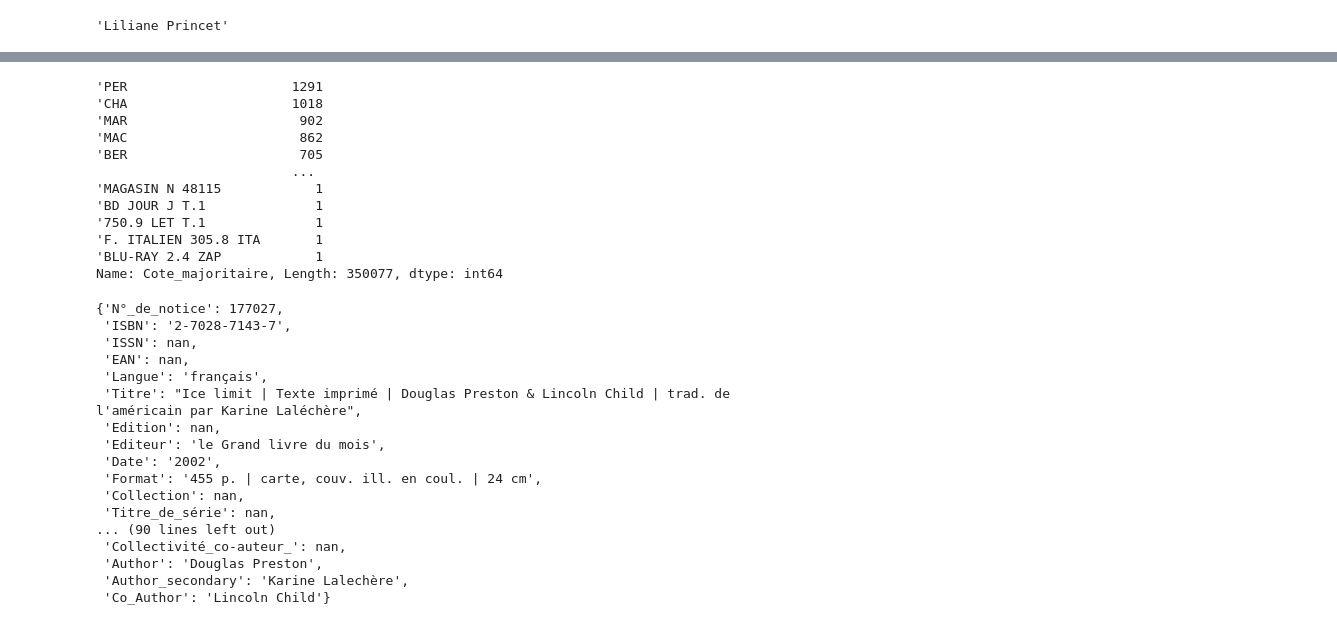
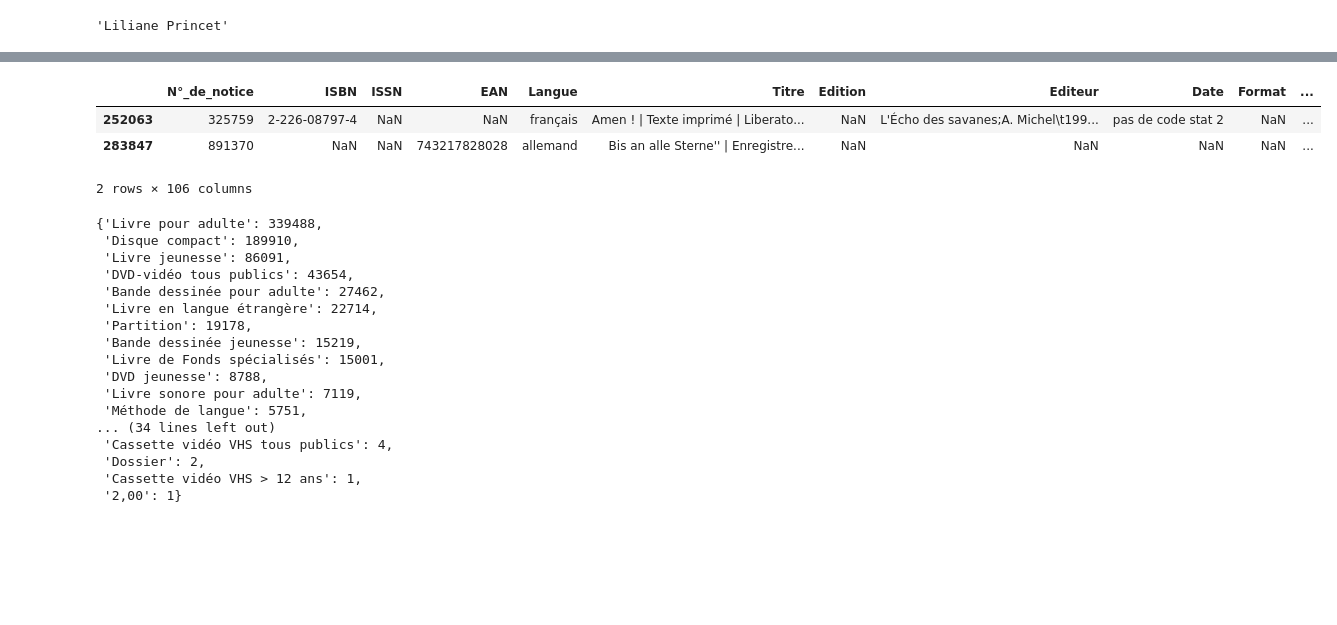
Before and after one commit to srosamont/Projects_Ironhack, a Jupyter notebook: Book_loan/Book_Loan_Cleaning.ipynb, the cells around one changed output, grey strips where cells are left out. Drawn from its saved outputs; the diff is of its cells as text; code cells hidden in the pictures; blank space fills up the shorter version.

Commit message:
type cleaning

```diff
--- a/Book_loan/Book_Loan_Cleaning.ipynb
+++ b/Book_loan/Book_Loan_Cleaning.ipynb
@@ -182,15 +258,28 @@ to_drop.append('Indice')
+# %%
+dataBook[dataBook["Type_de_document"].isna()]
+# same rows to drop.
+# %% [output]
+|  | N°_de_notice | ISBN | ISSN | EAN | Langue | Titre | Edition | Editeur | Date | Format | ... |
+| 252063 | 325759 | 2-226-08797-4 | NaN | NaN | français | Amen ! | Texte imprimé | Liberato... | NaN | L'Écho des savanes;A. Michel\t199... | pas de code stat 2 | NaN | ... |
+| 283847 | 891370 | NaN | NaN | 743217828028 | allemand | Bis an alle Sterne'' | Enregistre... | NaN | NaN | NaN | NaN | ... |
+2 rows × 106 columns
 # %%
-dataBook["Cote_majoritaire"].value_counts()
+dataBook["Type_de_document"].value_counts().to_dict()
 # %% [output]
-'PER                     1291
-'CHA                     1018
-'MAR                      902
-'MAC                      862
-'BER                      705
-                         ...
-'MAGASIN N 48115            1
-'BD JOUR J T.1              1
-'750.9 LET T.1              1
-'F. ITALIEN 305.8 ITA       1
-'BLU-RAY 2.4 ZAP            1
-Name: Cote_majoritaire, Length: 350077, dtype: int64
+{'Livre pour adulte': 339488,
+ 'Disque compact': 189910,
+ 'Livre jeunesse': 86091,
+ 'DVD-vidéo tous publics': 43654,
+ 'Bande dessinée pour adulte': 27462,
+ 'Livre en langue étrangère': 22714,
+ 'Partition': 19178,
+ 'Bande dessinée jeunesse': 15219,
+ 'Livre de Fonds spécialisés': 15001,
+ 'DVD jeunesse': 8788,
+ 'Livre sonore pour adulte': 7119,
+ 'Méthode de langue': 5751,
+... (34 lines left out)
+ 'Cassette vidéo VHS tous publics': 4,
+ 'Dossier': 2,
+ 'Cassette vidéo VHS > 12 ans': 1,
+ '2,00': 1}
@@ -199,20 +285,0 @@ Cote_majoritaire
-# %%
-dataBook.iloc[8].to_dict()
-# %% [output]
-{'N°_de_notice': 177027,
- 'ISBN': '2-7028-7143-7',
- 'ISSN': nan,
- 'EAN': nan,
- 'Langue': 'français',
- 'Titre': "Ice limit | Texte imprimé | Douglas Preston & Lincoln Child | trad. de l'américain par Karine Laléchère",
- 'Edition': nan,
- 'Editeur': 'le Grand livre du mois',
- 'Date': '2002',
- 'Format': '455 p. | carte, couv. ill. en coul. | 24 cm',
- 'Collection': nan,
- 'Titre_de_série': nan,
-... (90 lines left out)
- 'Collectivité_co-auteur_': nan,
- 'Author': 'Douglas Preston',
- 'Author_secondary': 'Karine Lalechère',
- 'Co_Author': 'Lincoln Child'}
```
Also changed, not shown: parts of 16 cells of this notebook.
